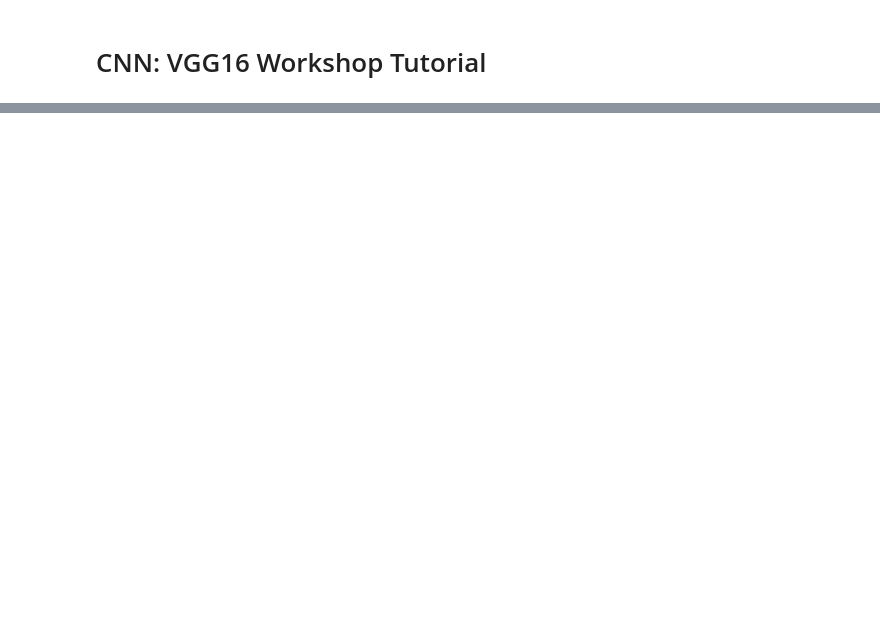
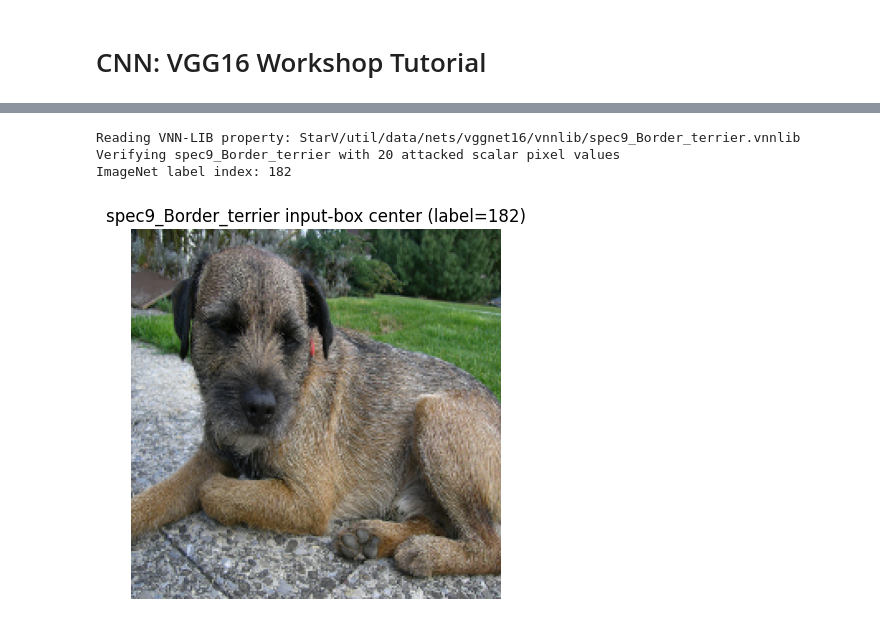
Before and after one commit to V2A2/StarV, a Jupyter notebook: L4DC/tutorial_CNN_VGG16.ipynb, the cells around one changed output, grey strips where cells are left out. Cells and saved outputs as stored; diff of their text form; code cells hidden in the pictures; blank space fills up the shorter version.

```diff
--- a/L4DC/tutorial_CNN_VGG16.ipynb
+++ b/L4DC/tutorial_CNN_VGG16.ipynb
@@ -90,0 +59,18 @@ Layer 36: <class 'StarV.layer.FullyConnectedLayer.FullyConnectedLayer'> (1000, 4
+# %%
+net_type = 'VGG16_CNN'
+starv_dtype = 'float64'
+image_shape = (3, 224, 224)
+num_inputs = int(np.prod(image_shape))
+num_outputs = 1000
+inp_dtype = np.float64
+
+# Load the pretrained PyTorch VGG16 model and set it to inference mode.
+model = models.vgg16(weights=models.VGG16_Weights.DEFAULT)
+model.eval()
+
+# Convert the PyTorch model into a StarV neural network.
+# channel_last=False keeps the flattening order consistent with ImageNet [C, H, W] inputs.
+net = load_neural_network(model, net_type=net_type, dtype=starv_dtype, channel_last=False)
+
+print('Model source: TorchVision pretrained VGG16')
+print(net)
@@ -90,0 +99,38 @@ Layer 36: <class 'StarV.layer.FullyConnectedLayer.FullyConnectedLayer'> (1000, 4
+# %%
+spec_file = 'StarV/util/data/nets/vggnet16/vnnlib/spec9_Border_terrier.vnnlib'
+spec_path = repo_root / spec_file
+bounds_dtype = np.float64
+
+print(f'Reading VNN-LIB property: {spec_file}')
+vnnlib_rv = read_vnnlib_simple(str(spec_path), num_inputs, num_outputs)
+box, spec_list = vnnlib_rv[0]
+bounds = np.array(box, dtype=bounds_dtype)
+
+# The first comment line contains the ImageNet label used by the benchmark.
+with open(spec_path) as f:
+    first_line = f.readline().strip()
+label = int(re.findall(r'\b\d+\b', first_line)[0])
+
+# Convert flattened [C, H, W] bounds to StarV's image layout [H, W, C].
+lb = bounds[:, 0].reshape(image_shape).transpose([1, 2, 0])
+ub = bounds[:, 1].reshape(image_shape).transpose([1, 2, 0])
+
+num_attack_pixel = int((lb != ub).sum())
+spec_name = spec_path.stem
+print(f'Verifying {spec_name} with {num_attack_pixel} attacked scalar pixel values')
+print(f'ImageNet label index: {label}')
+
+# Plot the center of the input box in normal image space.
+normalized_center = 0.5 * (lb + ub)
+image_to_plot = imagenet_unnormalize(normalized_center)
+
+fig, ax = plt.subplots(figsize=(4.8, 4.8))
+ax.imshow(image_to_plot)
+ax.set_title(f'{spec_name} input-box center (label={label})')
+ax.axis('off')
+plt.show()
+# %% [output]
+Reading VNN-LIB property: StarV/util/data/nets/vggnet16/vnnlib/spec9_Border_terrier.vnnlib
+Verifying spec9_Border_terrier with 20 attacked scalar pixel values
+ImageNet label index: 182
+[figure, added]
```
Also changed, not shown: parts of 20 cells of this notebook, 32 other files.
